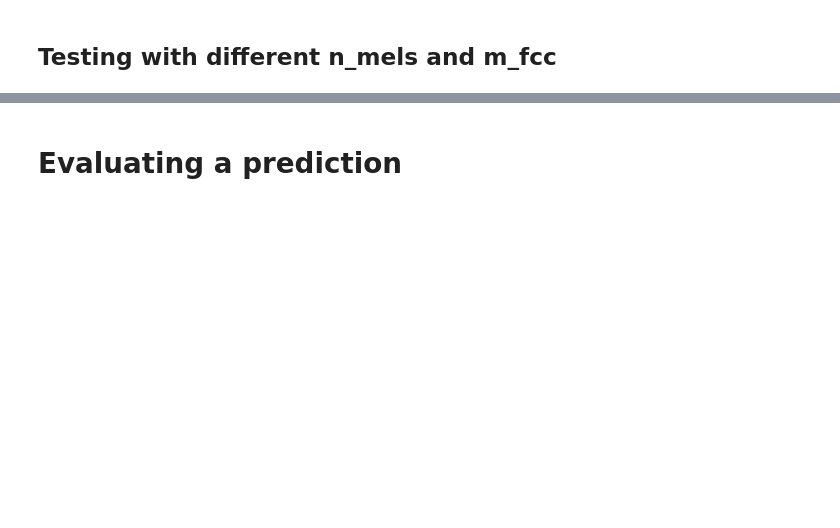
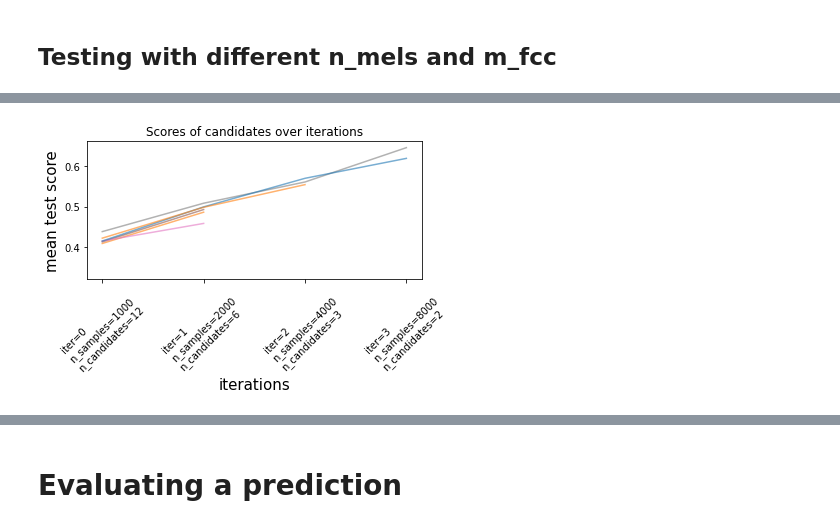
Before and after one commit to kevin-tournie/projectBigData, a Jupyter notebook: Models/src/lstm/LSTM_Train.ipynb, the cells around one changed output, grey strips where cells are left out. Cells and saved outputs as stored; diff of their text form; code cells hidden in the pictures; blank space fills up the shorter version.

```diff
--- a/Models/src/lstm/LSTM_Train.ipynb
+++ b/Models/src/lstm/LSTM_Train.ipynb
@@ -336,0 +280,46 @@ plt.show()
+# %%
+
+epoch = 100
+batch_size = 128
+n_mels = 10
+n_mfcc = 4
+
+
+
+# Creating an early stopping callback
+callback = EarlyStopping(monitor='val_accuracy', patience=5, restore_best_weights=True,verbose=1)
+X_train, X_test, y_train, y_test, max_length, num_classes, classes = create_train_test("../assets/MFCCs/8k_train_10mels_4mfcc.pkl",n_mels,n_mfcc,classes=classes)
+
+param_grid = {"model__learning_rate": [8*1e-4, 8.5*1e-4,9*1e-4],
+              "model__dropout": [0.16,0.18],
+              "model__recurrent_dropout": [0.16,0.18],
+              "model__n_units": [256],
+              "model__n_mfcc": [n_mfcc],
+              "model__max_length": [max_length],
+              "model__num_classes": [num_classes]}
+
+grid = create_halving_gridsearch(param_grid=param_grid,model_function=create_model, cv=2, factor=2, n_jobs=-1, verbose=1, validation_split=0.2, epoch=50, batch_size=124, callback=callback, min_resources=1000, max_resources=8000)
+grid_result = grid.fit(X_train, y_train)
+# %%
+results = pd.DataFrame(grid_result.cv_results_)
+results["params_str"] = results.params.apply(str)
+results.drop_duplicates(subset=("params_str", "iter"), inplace=True)
+mean_scores = results.pivot(
+    index="iter", columns="params_str", values="mean_test_score"
+)
+ax = mean_scores.plot(legend=False, alpha=0.6)
+
+labels = [
+    f"iter={i}\nn_samples={grid_result.n_resources_[i]}\nn_candidates={grid_result.n_candidates_[i]}"
+    for i in range(grid_result.n_iterations_)
+]
+
+ax.set_xticks(range(grid_result.n_iterations_))
+ax.set_xticklabels(labels, rotation=45, multialignment="left")
+ax.set_title("Scores of candidates over iterations")
+ax.set_ylabel("mean test score", fontsize=15)
+ax.set_xlabel("iterations", fontsize=15)
+plt.tight_layout()
+plt.show()
+# %% [output]
+[figure, added]
```
Also changed, not shown: parts of 57 cells of this notebook, 32 other files.
